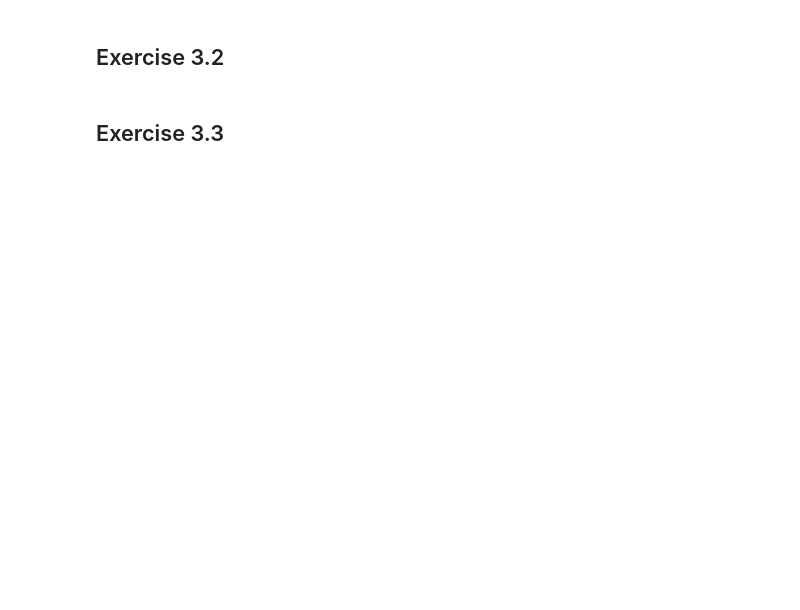
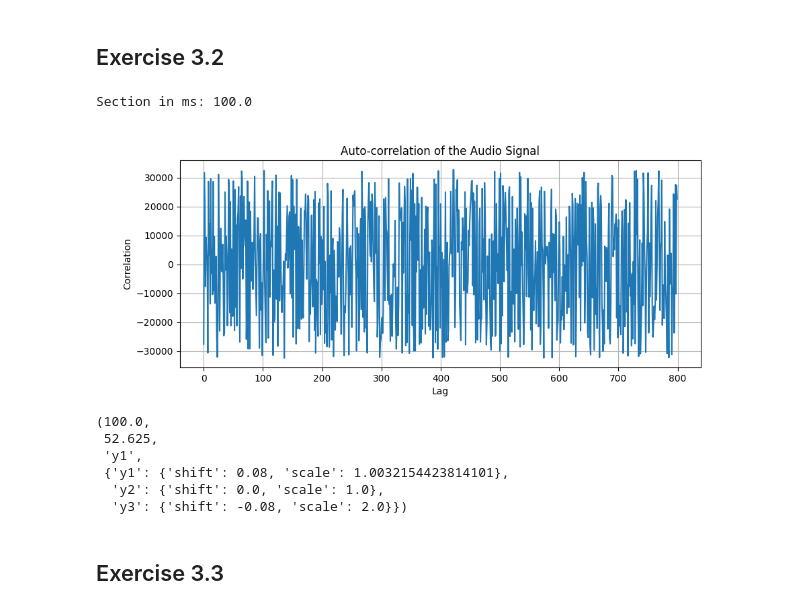
Before and after one commit to kasperikaivola/python-audio-processing, a Jupyter notebook: prerequisites/03_signalanalysis/3_exercise.ipynb, the cells around one changed output. Saved outputs shown, nothing was run; the diff lists cells and outputs as text; code cells hidden in the pictures; blank space fills up the shorter version.

```diff
--- a/prerequisites/03_signalanalysis/3_exercise.ipynb
+++ b/prerequisites/03_signalanalysis/3_exercise.ipynb
@@ -93,5 +93,74 @@ Probability of x3 >= 1: 0.820536
 # %% [markdown]
 ## Exercise 3.2
+# %%
+#Load voice.wav
+from scipy.io import wavfile
+from scipy.signal import correlate
+
+# Load the audio file
+sampling_rate, data = wavfile.read('voice1.wav')
+
+# Calculate the duration of the audio in milliseconds
+duration_ms = (len(data) / sampling_rate) * 1000
+print ("Section in ms:",duration_ms)
+
+# Calculate the auto-correlation of the audio signal
+auto_corr = correlate(data, data, mode='full')
+auto_corr = auto_corr[auto_corr.size // 2:]  # Keep only the second half
+
+# Display the auto-correlation graphically
+plt.figure(figsize=(10, 4))
+plt.plot(auto_corr)
+plt.title('Auto-correlation of the Audio Signal')
+plt.xlabel('Lag')
+plt.ylabel('Correlation')
+plt.grid(True)
+plt.show()
+
+# Find the first sidelobe to determine the pitch period
+# This can be done by finding the first local maximum after the central peak
+peak_index = np.argmax(auto_corr[1:]) + 1  # Skip the very first index which is the central peak
+pitch_period_ms = (peak_index / sampling_rate) * 1000  # Convert to milliseconds
+
+# Load the .npz file containing the sequences
+sequences = np.load('sequences.npz')
+x = sequences['x']
+y1 = sequences['y1']
+y2 = sequences['y2']
+y3 = sequences['y3']
+
+# Assuming 'x' is the original sequence, we will compare 'y1', 'y2', and 'y3' with 'x' to
+# determine the scaling and shifting. We will also determine which sequence is uncorrelated.
+# This would involve computing the correlation coefficient between 'x' and the other sequences.
+
+corr_x_y1 = np.corrcoef(x, y1)[0, 1]
+corr_x_y2 = np.corrcoef(x, y2)[0, 1]
+corr_x_y3 = np.corrcoef(x, y3)[0, 1]
+
+# Determine which one is least correlated (i.e., close to 0)
+min_corr = min(abs(corr_x_y1), abs(corr_x_y2), abs(corr_x_y3))
+uncorrelated_seq = 'y1' if min_corr == abs(corr_x_y1) else ('y2' if min_corr == abs(corr_x_y2) else 'y3')
+
+# To find the shift and scaling factor, we would typically look for patterns such as a consistent
+# offset or a consistent ratio between the elements of 'x' and the 'y' sequences. For simplicity,
+# here we'll use the mean and standard deviation to infer scaling and shifting.
+shift_scale_info = {
+    'y1': {'shift': np.mean(y1 - x), 'scale': np.std(y1) / np.std(x)},
+    'y2': {'shift': np.mean(y2 - x), 'scale': np.std(y2) / np.std(x)},
+    'y3': {'shift': np.mean(y3 - x), 'scale': np.std(y3) / np.std(x)},
+}
+
+# Print the results
+duration_ms, pitch_period_ms, uncorrelated_seq, shift_scale_info
+# %% [output]
+Section in ms: 100.0
+[figure, added]
+(100.0,
+ 52.625,
+ 'y1',
+ {'y1': {'shift': 0.08, 'scale': 1.0032154423814101},
+  'y2': {'shift': 0.0, 'scale': 1.0},
+  'y3': {'shift': -0.08, 'scale': 2.0}})
 # %%
 f = np.load('sequences.npz')
 x = f['x']
```
Also changed, not shown: parts of 4 cells of this notebook.
